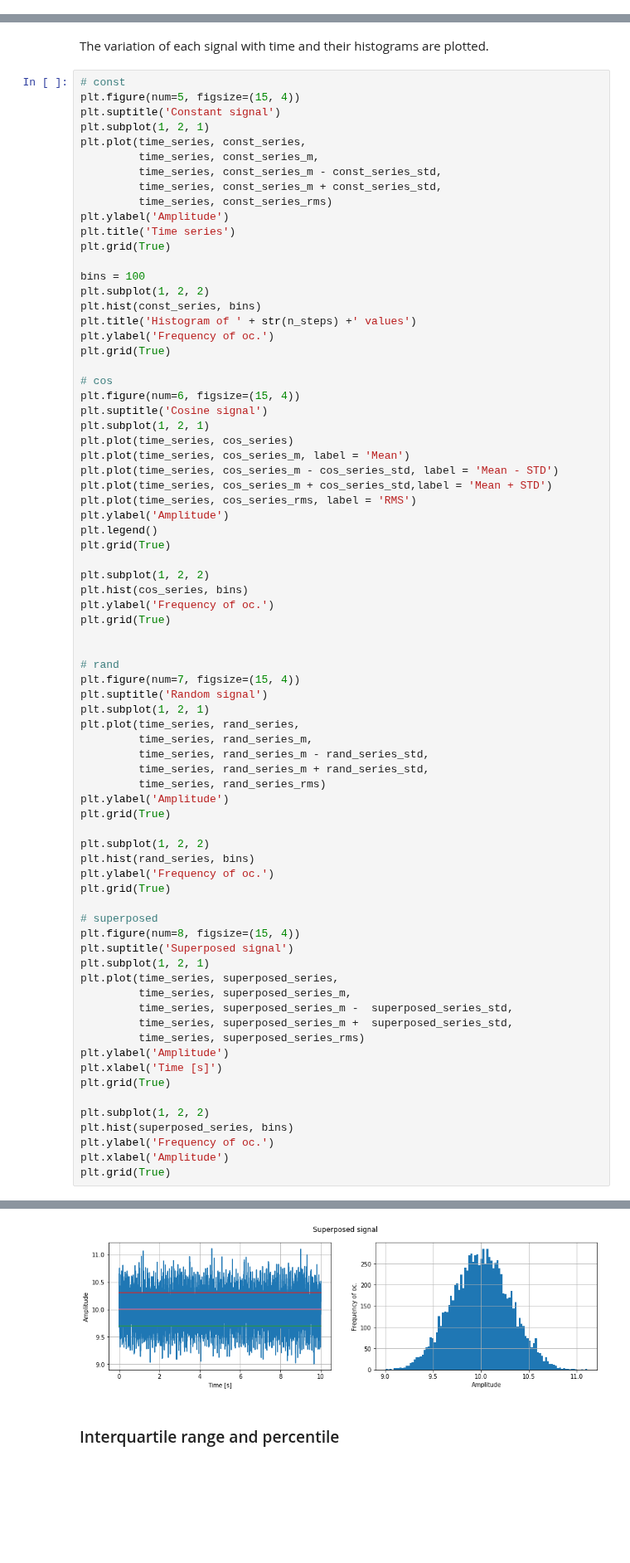
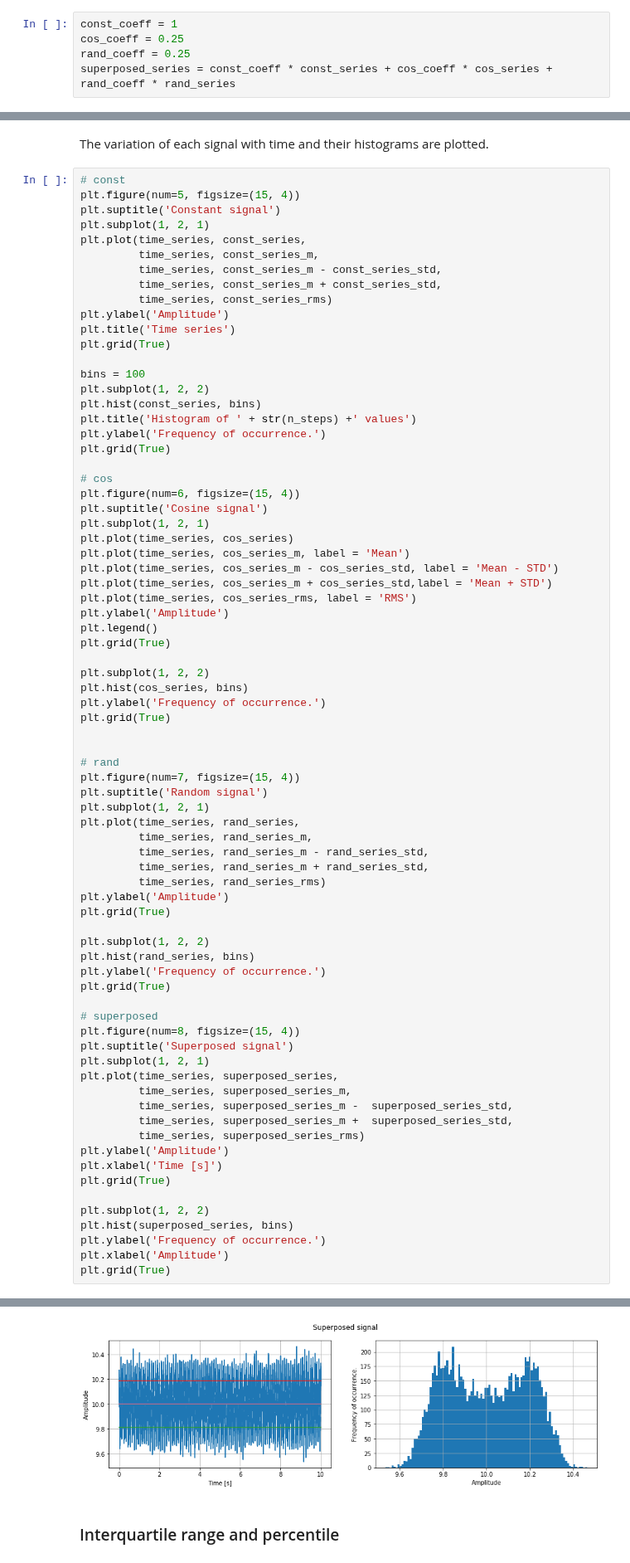
Before and after one commit to mpentek/SWELecture, a Jupyter notebook: Ex01WindClimateABL/swe_ws1819_1_3_statistics_with_time_series_part_1.ipynb, the cells around one changed output, grey strips where cells are left out. Shown at 83% size. Cells and saved outputs as stored; diff of their text form; blank space fills up the shorter version.

Commit message:
Ex 01 _ 3 part 1 updated with some interactive plots

```diff
--- a/Ex01WindClimateABL/swe_ws1819_1_3_statistics_with_time_series_part_1.ipynb
+++ b/Ex01WindClimateABL/swe_ws1819_1_3_statistics_with_time_series_part_1.ipynb
@@ -145,2 +147,7 @@ superposed_series = coef_signal1 * const_series + coef_signal2 * cos_series + co
+# %%
+const_coeff = 1
+cos_coeff = 0.25
+rand_coeff = 0.25
+superposed_series = const_coeff * const_series + cos_coeff * cos_series + rand_coeff * rand_series
 # %% [markdown]
 ###### Let us look at the plot to see how the signal look like
@@ -278,7 +297,7 @@ bins = 100
 plt.subplot(1, 2, 2)
 plt.hist(const_series, bins)
 plt.title('Histogram of ' + str(n_steps) +' values')
-plt.ylabel('Frequency of oc.')
+plt.ylabel('Frequency of occurrence.')
 plt.grid(True)
 
 # cos
@@ -296,7 +315,7 @@ plt.grid(True)
 
 plt.subplot(1, 2, 2)
 plt.hist(cos_series, bins)
-plt.ylabel('Frequency of oc.')
+plt.ylabel('Frequency of occurrence.')
 plt.grid(True)
 
 
@@ -314,7 +333,7 @@ plt.grid(True)
 
 plt.subplot(1, 2, 2)
 plt.hist(rand_series, bins)
-plt.ylabel('Frequency of oc.')
+plt.ylabel('Frequency of occurrence.')
 plt.grid(True)
 
 # superposed
@@ -332,7 +351,7 @@ plt.grid(True)
 
 plt.subplot(1, 2, 2)
 plt.hist(superposed_series, bins)
-plt.ylabel('Frequency of oc.')
+plt.ylabel('Frequency of occurrence.')
 plt.xlabel('Amplitude')
 plt.grid(True)
 # %% [output]
@@ -342,4 +361,4 @@ plt.grid(True)
-[figure, old version]
+[figure, new version]
 # %% [markdown]
 ### Interquartile range and percentile
 # %% [markdown]
```
Also changed, not shown: parts of 19 cells of this notebook, 2 other files.
